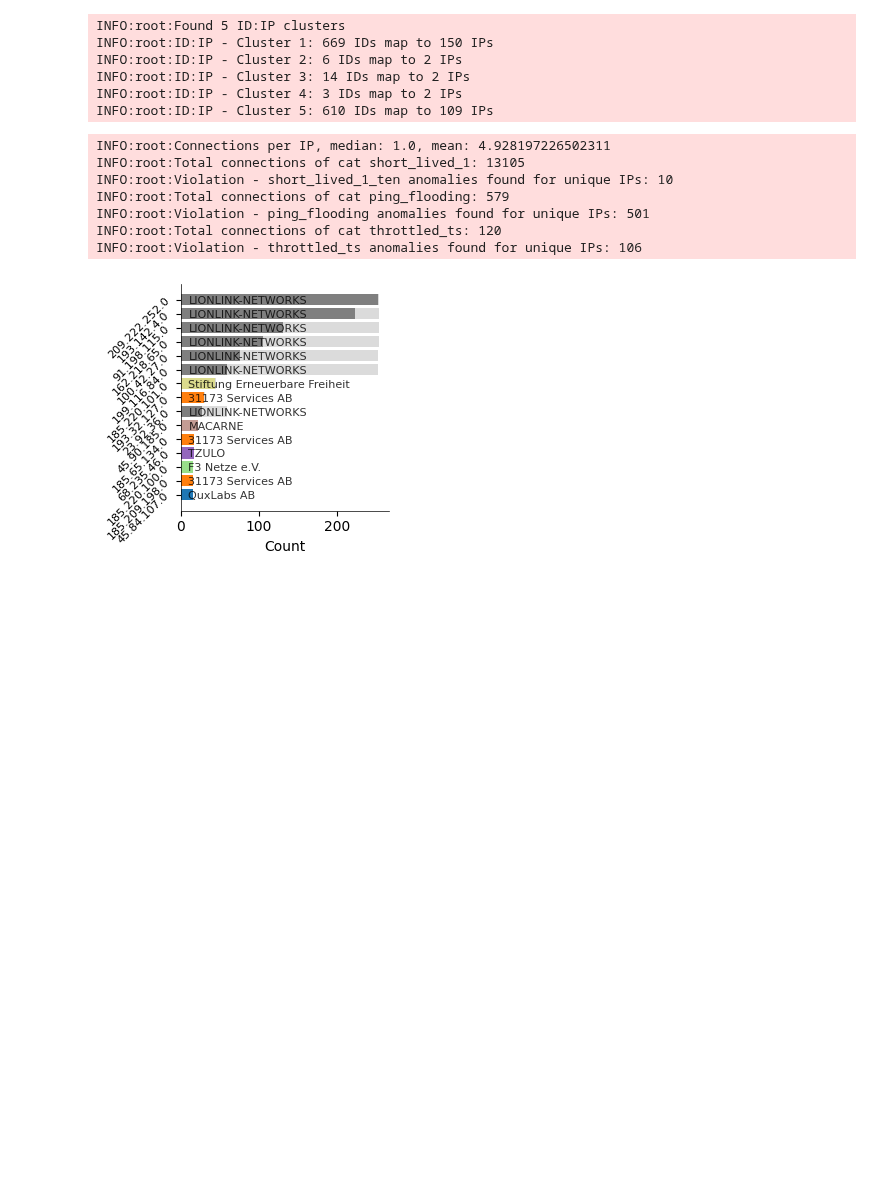
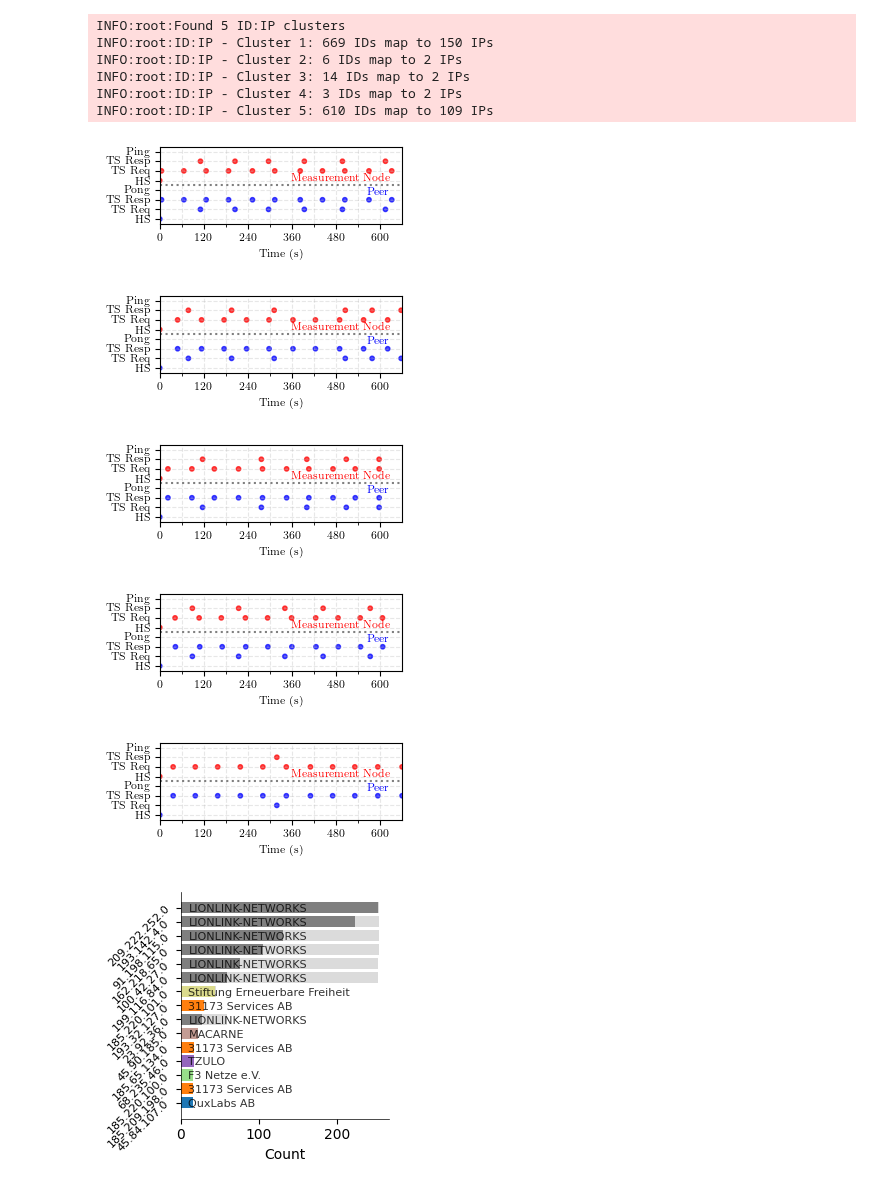
Before and after one commit to ykpyck/monero-traffic-analysis, a Jupyter notebook: main_notebook.ipynb, the cells around one changed output. Drawn from its saved outputs; the diff is of its cells as text; code cells hidden in the pictures; blank space fills up the shorter version.

```diff
--- a/main_notebook.ipynb
+++ b/main_notebook.ipynb
@@ -89,21 +89,19 @@ INFO:root:ID:IP - Cluster 4: 3 IDs map to 2 IPs
 INFO:root:ID:IP - Cluster 5: 610 IDs map to 109 IPs
 # %%
 # Connection Anomalies
-sus_short, sus_ping, sus_ts, all_latencies, conn_df = analysis_functions.connections(capture_id, threshold=90, min_tss=10)
+sus_short, sus_ping, sus_ts, all_latencies, conn_df = analysis_functions.connections(capture_id, threshold=90, min_tss=600, time_duration=660)
 anomaly_dict['Short-lived Conn'] = {}
 anomaly_dict['Ping Flooding'] = {}
 anomaly_dict['Throttled TS'] = {}
 anomaly_dict['Short-lived Conn']['ips'] = list(sus_short)
 anomaly_dict['Short-lived Conn']['asns'] = list({ip_to_asn(ip) for ip in anomaly_dict['Short-lived Conn']['ips']})
 anomaly_dict['Ping Flooding']['ips'] = list(sus_ping)
 anomaly_dict['Ping Flooding']['asns'] = list({ip_to_asn(ip) for ip in anomaly_dict['Ping Flooding']['ips']})
 anomaly_dict['Throttled TS']['ips'] = list(sus_ts)
 anomaly_dict['Throttled TS']['asns'] = list({ip_to_asn(ip) for ip in anomaly_dict['Throttled TS']['ips']})
 # %% [output]
-INFO:root:Connections per IP, median: 1.0, mean: 4.928197226502311
-INFO:root:Total connections of cat short_lived_1: 13105
-INFO:root:Violation - short_lived_1_ten anomalies found for unique IPs: 10
-INFO:root:Total connections of cat ping_flooding: 579
-INFO:root:Violation - ping_flooding anomalies found for unique IPs: 501
-INFO:root:Total connections of cat throttled_ts: 120
-INFO:root:Violation - throttled_ts anomalies found for unique IPs: 106
+[figure, added]
+[figure, added]
+[figure, added]
+[figure, added]
+[figure, added]
```
Also changed, not shown: parts of 1 cell of this notebook, 2 other files.
